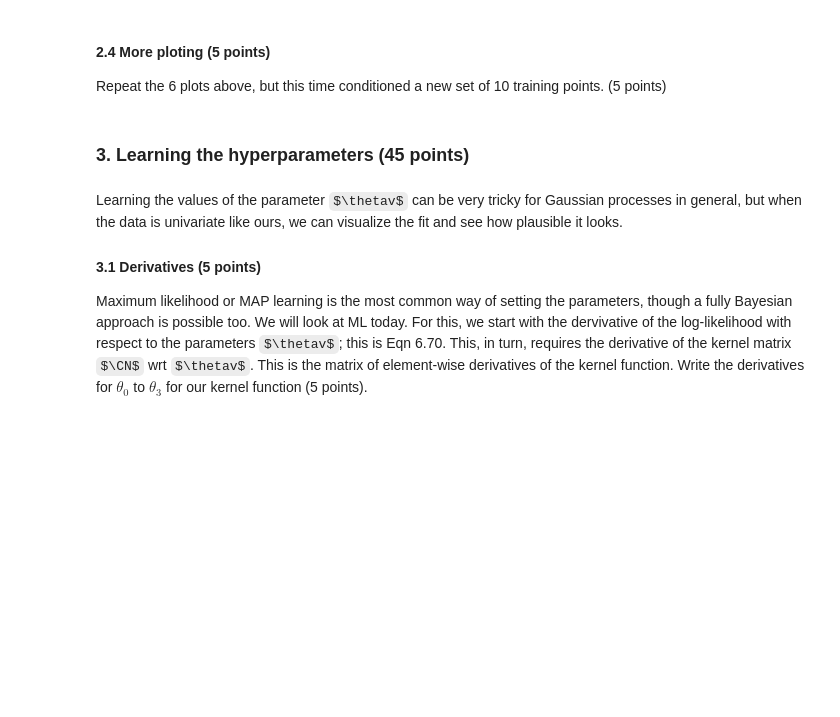
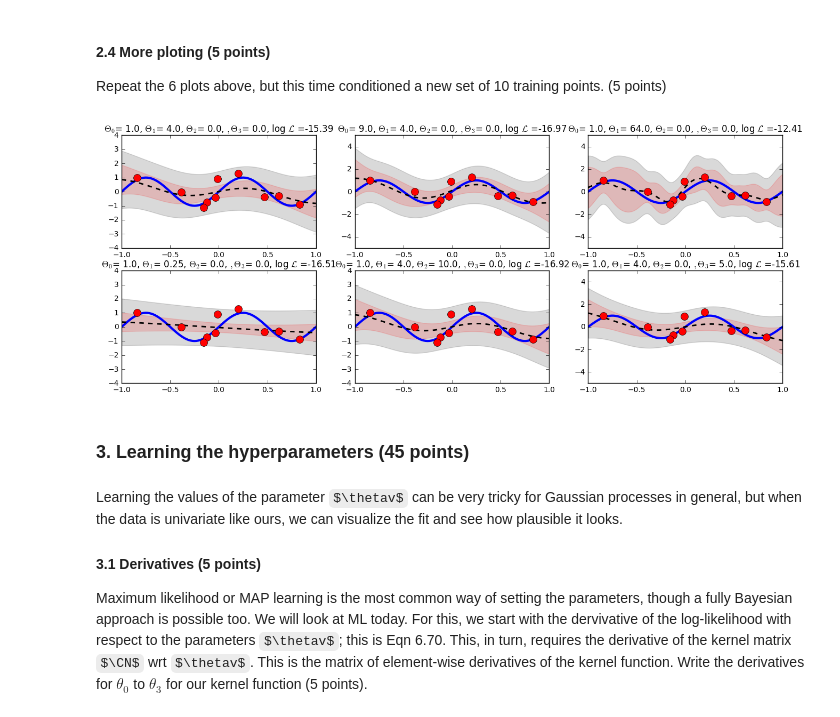
Before and after one commit to Vasileios-Charatsidis/machine_learning_1_labs, a Jupyter notebook: hw3/dana.ipynb, the cells around one changed output. Saved outputs shown, nothing was run; the diff lists cells and outputs as text; code cells hidden in the pictures; some formulas as TeX source; blank space fills up the shorter version.

```diff
--- a/hw3/dana.ipynb
+++ b/hw3/dana.ipynb
@@ -314,6 +314,10 @@ for i in range(2):
 # %% [markdown]
 #### 2.4 More ploting (5 points)
 Repeat the 6 plots above, but this time conditioned a new set of 10 training points. (5 points)
+# %%
+plot_points(10)
+# %% [output]
+[figure, added]
 # %% [markdown]
 ### 3. Learning the hyperparameters (45 points)
 # %% [markdown]
```
Also changed, not shown: parts of 1 cell of this notebook.
